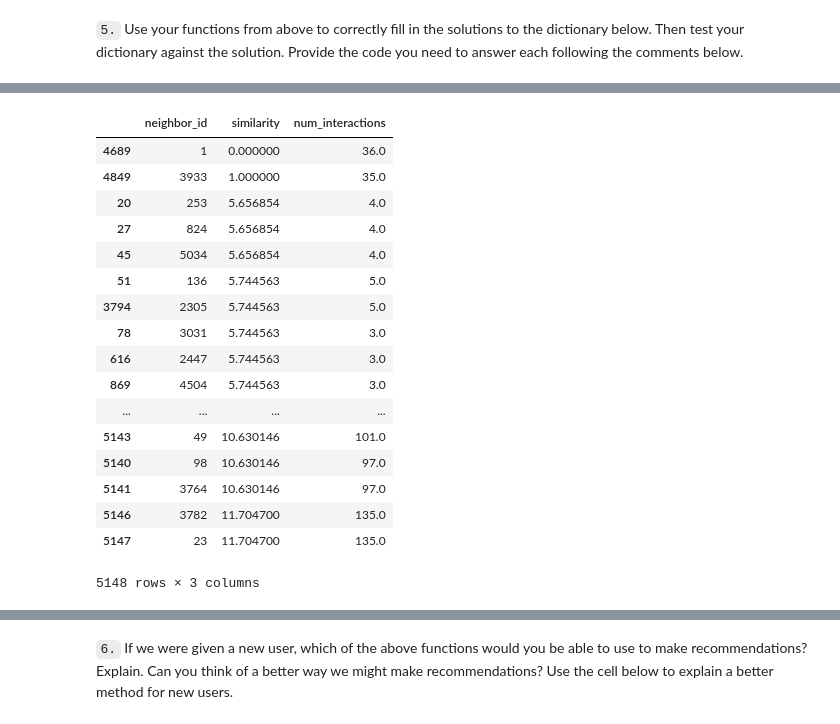
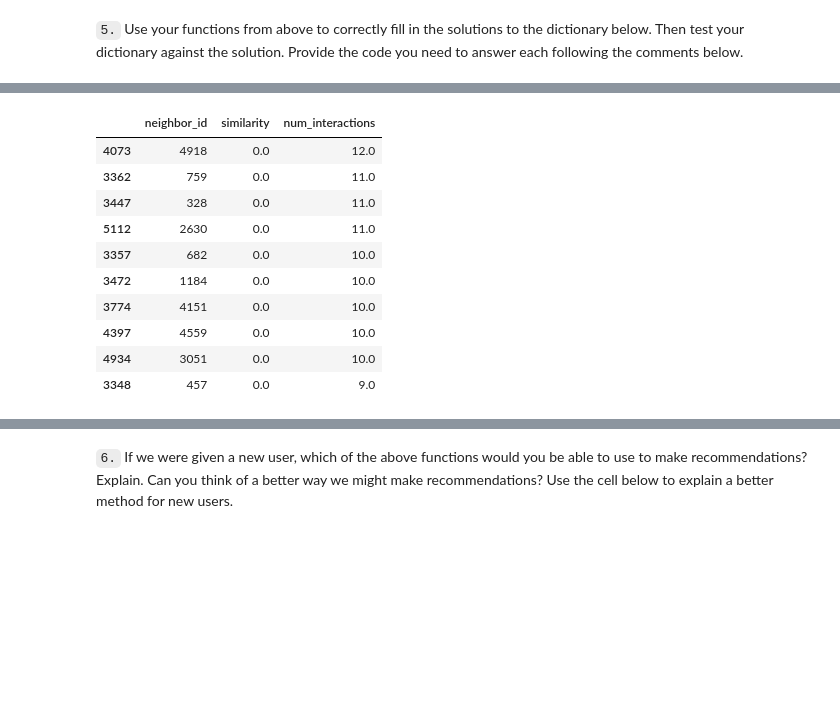
Before and after one commit to yduh/Recommendation-System, a Jupyter notebook: IBM-WatsonStudio-ArticleRecs/Recommendations_with_IBM.ipynb, the cells around one changed output, grey strips where cells are left out. Saved outputs shown, nothing was run; the diff lists cells and outputs as text; code cells hidden in the pictures; blank space fills up the shorter version.

```diff
--- a/IBM-WatsonStudio-ArticleRecs/Recommendations_with_IBM.ipynb
+++ b/IBM-WatsonStudio-ArticleRecs/Recommendations_with_IBM.ipynb
@@ -651,11 +603,12 @@ similarities = []
 num_interactions = []
 
 for u in neighbor_ids:
-    similarities.append(np.linalg.norm( np.array(user_item.iloc[u-1] - user_item.iloc[0]) ))
-    num_interactions.append(user_item.iloc[u-1].sum())
+    #similarities.append(np.linalg.norm( np.array(user_item.iloc[u-1] - user_item.iloc[0]) ))
+    similarities.append( np.dot(user_item.loc[u].values, user_item.loc[1].values.T) )
+    num_interactions.append(user_item.loc[u].sum())
 
 neighbors_df['similarity'] = similarities
 neighbors_df['num_interactions'] = num_interactions
-neighbors_df
+neighbors_df.head()
 # %% [output]
 |  | neighbor_id | similarity | num_interactions |
@@ -679,9 +620,8 @@ neighbors_df
 # %%
-def get_top_sorted_users(user_id, df=df, user_item=user_item):
+def get_top_sorted_users(user_id, user_item=user_item):
     '''
     INPUT:
         user_id - (int)
-        df - (pandas dataframe) df as defined at the top of the notebook
         user_item - (pandas dataframe) matrix of users by articles:
             1's when a user has interacted with an article, 0 otherwise
 
@@ -701,14 +641,14 @@ def get_top_sorted_users(user_id, df=df, user_item=user_item):
     similarities = []
     num_interactions = []
 
-    # First use the funtion defined before to the similar users
+    # First use the funtion defined before to get the similar users
     neighbor_ids = find_similar_users(user_id)
     neighbors_df['neighbor_id'] = neighbor_ids
 
     # Loop over the similar users and dump the dist and the number of articles viewed
     for u in neighbor_ids:
-        similarities.append(np.linalg.norm( np.array(user_item.iloc[u-1] - user_item.iloc[0]) ))
-        num_interactions.append(user_item.iloc[u-1].sum())
+        similarities.append(np.dot(user_item.loc[u].values, user_item.loc[user_id].values.T))
+        num_interactions.append(user_item.loc[u].sum())
 
     neighbors_df['similarity'] = similarities
     neighbors_df['num_interactions'] = num_interactions
@@ -743,14 +683,15 @@ def user_user_recs_part2(user_id, m=10):
 
     '''
     # Get similar user ids
-    similar_users = get_top_sorted_users(user_id, df=df, user_item=user_item)['neighbor_id']
+    similar_users = get_top_sorted_users(user_id)['neighbor_id']
 
     # Get article_ids and article titles that have been seen by a given user
     seen_article_ids, seen_article_names = get_user_articles(user_id, user_item=user_item)
 
     # Create a reference dataframe with columns of article_id and its number of viewed
-    popularity = pd.DataFrame(df.groupby(['article_id']).size().to_frame('count').reset_index())
-    popularity.sort_values(['article_id','count'], ascending=[True, False])
+    #popularity = pd.DataFrame(df.groupby(['article_id']).size().to_frame('count').reset_index())
+    #popularity.sort_values(['article_id','count'], ascending=[True, False])
+    article_interaction = df.groupby('article_id')['user_id'].count()
 
     recs, rec_names = [], []
 
@@ -762,23 +703,11 @@ def user_user_recs_part2(user_id, m=10):
         # Remove the articles from the similar user that have been seen by the given user
         similar_article_ids = list(np.setdiff1d(article_ids, seen_article_ids))
 
-        # Loop over the non-repeated recommendation articles from the similar user,
-        # and order it to the number of viewed. Divided into 2 steps:
-        # Step 1: obtained the number of viewed
-        counts = []
-        for i in [float(i) for i in similar_article_ids]:
-            counts.append(popularity[popularity['article_id'] == i]['count'].values)
+        # Check out the recommendation list formed from a similar user an order the articles by count of interactions
+        similar_article_ids = article_interaction.loc[similar_article_ids].sort_values(ascending=False).index.values.tolist()
 
-        # Step 2: order
-        pair_list = list(zip(counts, similar_article_ids))
-        pair_list.sort(reverse=True)
-        similar_article_ids = [a for c,a in pair_list]
-
-
-        # If needs more recommendations
-        if(len(recs) < m):
-            recs.extend(similar_article_ids)
-            recs = list(set(recs))
+        # Make the recommendations
+        recs.extend(similar_article_ids)
 
         # If recommendations are filled more than needed, remove the last few (sorted already)
         if(len(recs) > m):
@@ -820,24 +751,17 @@ user131_10th_sim = get_top_sorted_users(131, df=df, user_item=user_item)['neighb
 # %%
-get_top_sorted_users(131, df=df, user_item=user_item)
+get_top_sorted_users(131, user_item=user_item).head(10)
 # %% [output]
 |  | neighbor_id | similarity | num_interactions |
-| 4689 | 1 | 0.000000 | 36.0 |
-| 4849 | 3933 | 1.000000 | 35.0 |
-| 20 | 253 | 5.656854 | 4.0 |
-| 27 | 824 | 5.656854 | 4.0 |
-| 45 | 5034 | 5.656854 | 4.0 |
-| 51 | 136 | 5.744563 | 5.0 |
-| 3794 | 2305 | 5.744563 | 5.0 |
-| 78 | 3031 | 5.744563 | 3.0 |
-| 616 | 2447 | 5.744563 | 3.0 |
-| 869 | 4504 | 5.744563 | 3.0 |
-| ... | ... | ... | ... |
-| 5143 | 49 | 10.630146 | 101.0 |
-| 5140 | 98 | 10.630146 | 97.0 |
-| 5141 | 3764 | 10.630146 | 97.0 |
-| 5146 | 3782 | 11.704700 | 135.0 |
-| 5147 | 23 | 11.704700 | 135.0 |
+| 4073 | 4918 | 0.0 | 12.0 |
+| 3362 | 759 | 0.0 | 11.0 |
+| 3447 | 328 | 0.0 | 11.0 |
+| 5112 | 2630 | 0.0 | 11.0 |
+| 3357 | 682 | 0.0 | 10.0 |
+| 3472 | 1184 | 0.0 | 10.0 |
+| 3774 | 4151 | 0.0 | 10.0 |
+| 4397 | 4559 | 0.0 | 10.0 |
+| 4934 | 3051 | 0.0 | 10.0 |
+| 3348 | 457 | 0.0 | 9.0 |
-5148 rows × 3 columns
 # %%
 ## Dictionary Test Here
 sol_5_dict = {
```
Also changed, not shown: parts of 55 cells of this notebook, 4 other files.
